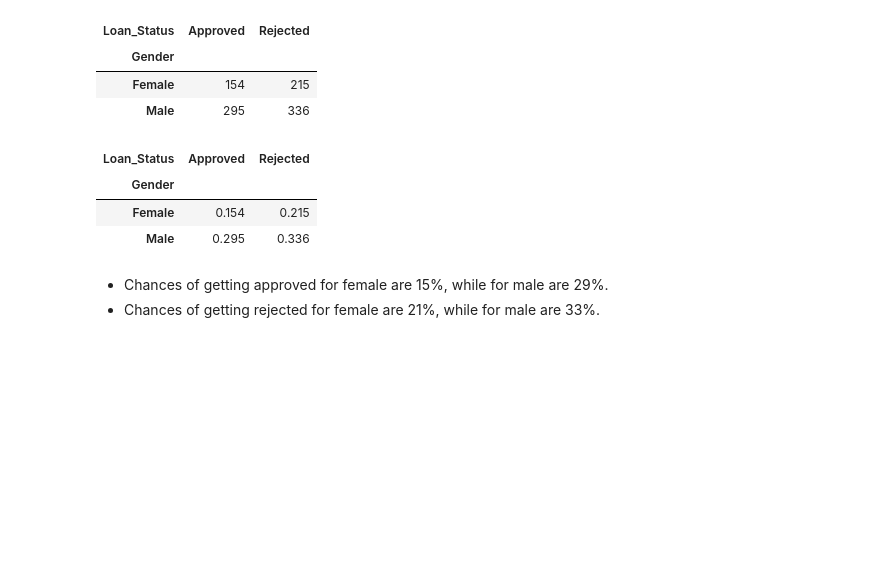
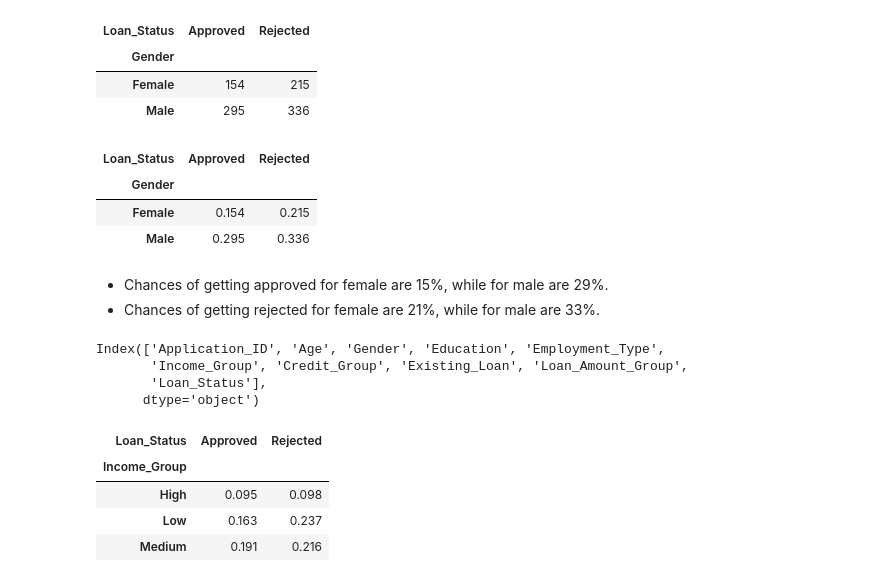
Before and after one commit to oduguvamsi72/Statatics, a Jupyter notebook: Probability CaseStudy.ipynb, the cells around one changed output. Cells and saved outputs as stored; diff of their text form; code cells hidden in the pictures; blank space fills up the shorter version.

```diff
--- a/Probability CaseStudy.ipynb
+++ b/Probability CaseStudy.ipynb
@@ -204,3 +204,18 @@ pd.crosstab(df['Gender'],df['Loan_Status'],normalize=True)
 # %% [markdown]
 - Chances of getting approved for female are 15%, while for male are 29%.
 - Chances of getting rejected for female are 21%, while for male are 33%.
+# %%
+df.columns
+# %% [output]
+Index(['Application_ID', 'Age', 'Gender', 'Education', 'Employment_Type',
+       'Income_Group', 'Credit_Group', 'Existing_Loan', 'Loan_Amount_Group',
+       'Loan_Status'],
+      dtype='object')
+# %%
+pd.crosstab(df['Income_Group'],df['Loan_Status'],normalize=True)
+# %% [output]
+| Loan_Status | Approved | Rejected |
+| Income_Group |  |  |
+| High | 0.095 | 0.098 |
+| Low | 0.163 | 0.237 |
+| Medium | 0.191 | 0.216 |
```
Also changed, not shown: parts of 7 cells of this notebook.
